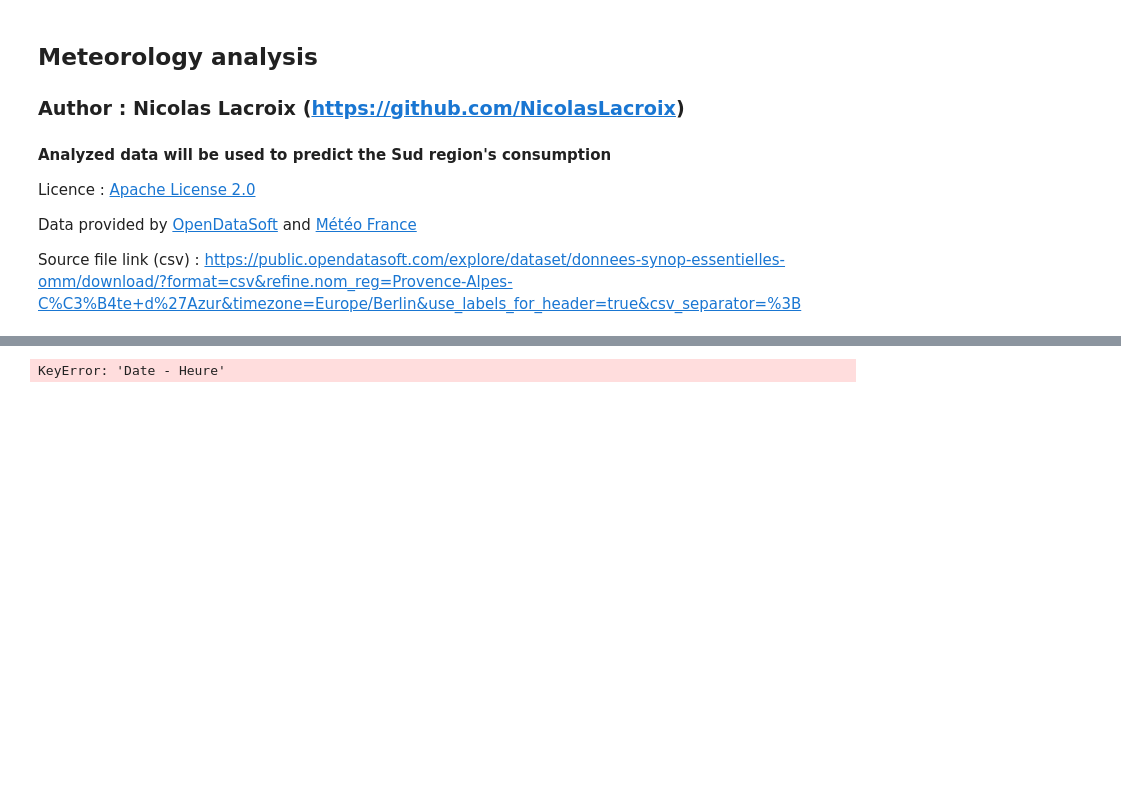
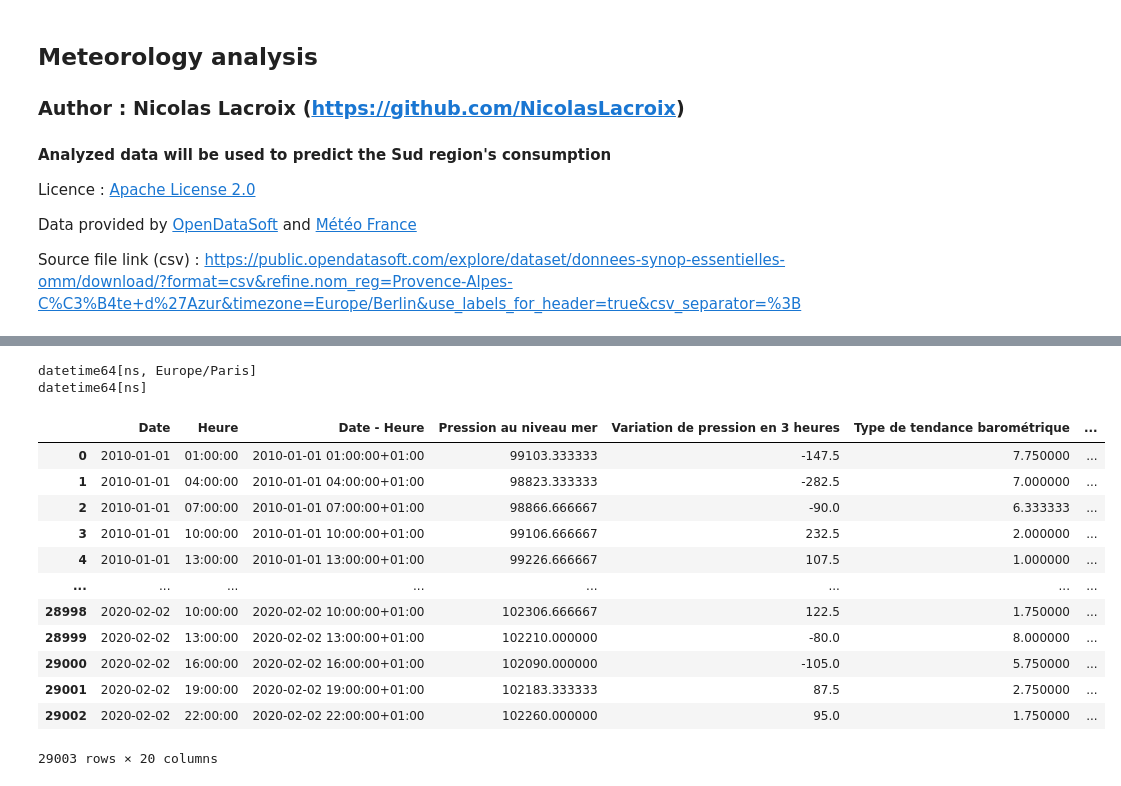
Before and after one commit to NicolasLacroix/data-representation, a Jupyter notebook: notebooks/meteorology.ipynb, the cells around one changed output, grey strips where cells are left out. Saved outputs shown, nothing was run; the diff lists cells and outputs as text; code cells hidden in the pictures; blank space fills up the shorter version.

```diff
--- a/notebooks/meteorology.ipynb
+++ b/notebooks/meteorology.ipynb
@@ -151,12 +160,28 @@ data_meteo
 # %%
 # adding custom dates columns
 # to match the consumption dataset
 data_meteo.insert(loc=1, column='Date - Heure', value=data_meteo['Date'])
-data_meteo['Date'] = data_meteo['Date - Heure'].dt.date
+print(data_meteo['Date - Heure'].dtypes)
+data_meteo['Date'] = pd.to_datetime(data_meteo['Date - Heure'].dt.date, format='%Y-%m-%d')
 data_meteo.insert(loc=1, column='Heure', value=data_meteo['Date - Heure'].dt.time)
+print(data_meteo['Date'].dtypes)
 data_meteo
 # %% [output]
-KeyError: 'Date - Heure'
+datetime64[ns, Europe/Paris]
+datetime64[ns]
+|  | Date | Heure | Date - Heure | Pression au niveau mer | Variation de pression en 3 heures | Type de tendance barométrique | ... |
+| 0 | 2010-01-01 | 01:00:00 | 2010-01-01 01:00:00+01:00 | 99103.333333 | -147.5 | 7.750000 | ... |
+| 1 | 2010-01-01 | 04:00:00 | 2010-01-01 04:00:00+01:00 | 98823.333333 | -282.5 | 7.000000 | ... |
+| 2 | 2010-01-01 | 07:00:00 | 2010-01-01 07:00:00+01:00 | 98866.666667 | -90.0 | 6.333333 | ... |
+| 3 | 2010-01-01 | 10:00:00 | 2010-01-01 10:00:00+01:00 | 99106.666667 | 232.5 | 2.000000 | ... |
+| 4 | 2010-01-01 | 13:00:00 | 2010-01-01 13:00:00+01:00 | 99226.666667 | 107.5 | 1.000000 | ... |
+| ... | ... | ... | ... | ... | ... | ... | ... |
+| 28998 | 2020-02-02 | 10:00:00 | 2020-02-02 10:00:00+01:00 | 102306.666667 | 122.5 | 1.750000 | ... |
+| 28999 | 2020-02-02 | 13:00:00 | 2020-02-02 13:00:00+01:00 | 102210.000000 | -80.0 | 8.000000 | ... |
+| 29000 | 2020-02-02 | 16:00:00 | 2020-02-02 16:00:00+01:00 | 102090.000000 | -105.0 | 5.750000 | ... |
+| 29001 | 2020-02-02 | 19:00:00 | 2020-02-02 19:00:00+01:00 | 102183.333333 | 87.5 | 2.750000 | ... |
+| 29002 | 2020-02-02 | 22:00:00 | 2020-02-02 22:00:00+01:00 | 102260.000000 | 95.0 | 1.750000 | ... |
+29003 rows × 20 columns
 # %%
 # specific day values
 #today = date.today().strftime("%Y-%m-%d")
```
Also changed, not shown: parts of 13 cells of this notebook, 2 other files.
